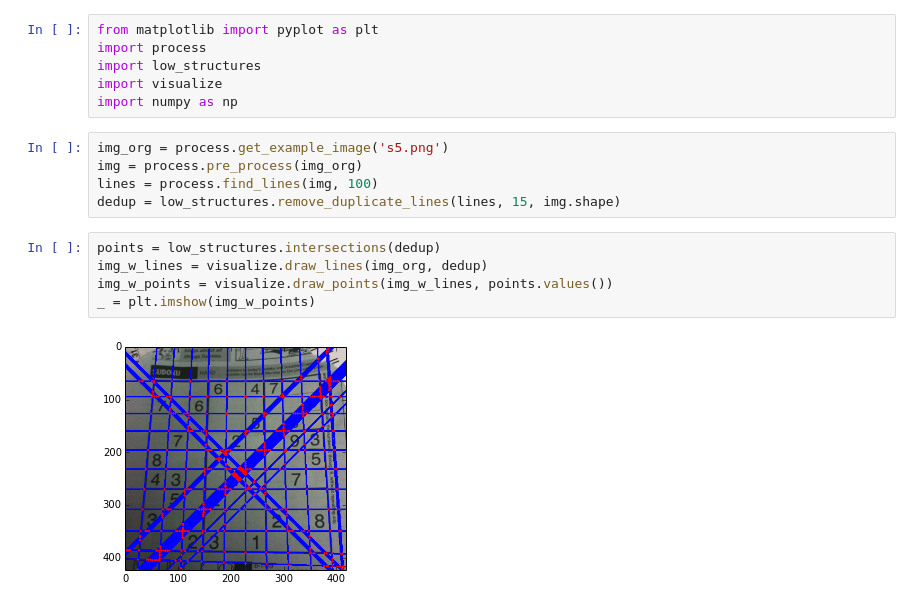
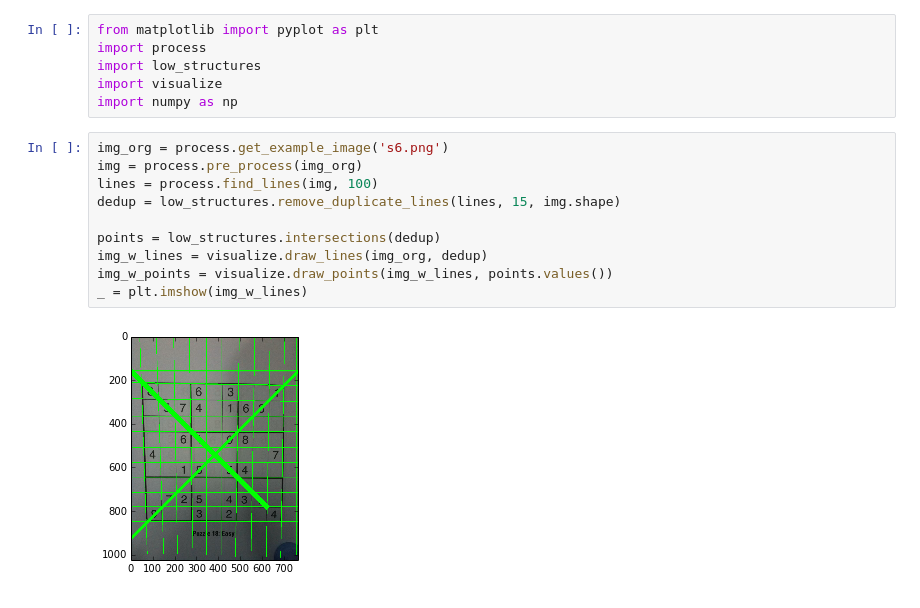
Before and after one commit to mrfuxi/sudoku, a Jupyter notebook: external.ipynb, the cells around one changed output. Cells and saved outputs as stored; diff of their text form.

```diff
--- a/external.ipynb
+++ b/external.ipynb
@@ -9,17 +9,17 @@ import low_structures
 import visualize
 import numpy as np
 # %%
-img_org = process.get_example_image('s5.png')
+img_org = process.get_example_image('s6.png')
 img = process.pre_process(img_org)
 lines = process.find_lines(img, 100)
 dedup = low_structures.remove_duplicate_lines(lines, 15, img.shape)
+
+points = low_structures.intersections(dedup)
+img_w_lines = visualize.draw_lines(img_org, dedup)
+img_w_points = visualize.draw_points(img_w_lines, points.values())
+_ = plt.imshow(img_w_lines)
+# %% [output]
+[figure, added]
-# %%
-points = low_structures.intersections(dedup)
-img_w_lines = visualize.draw_lines(img_org, dedup)
-img_w_points = visualize.draw_points(img_w_lines, points.values())
-_ = plt.imshow(img_w_points)
-# %% [output]
-[figure, removed]
 # %%
 buckets = low_structures.generate_angle_buckets(15, step=7.5, ortogonal=True)
 classes = {}
```
Also changed, not shown: parts of 2 cells of this notebook.
